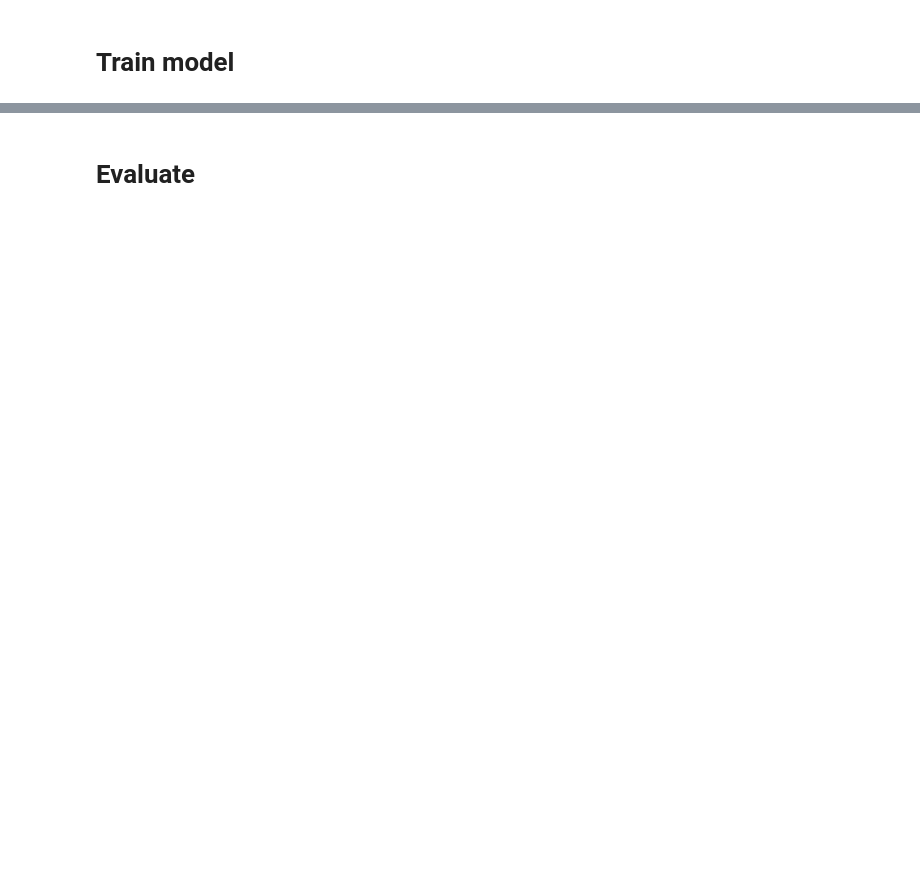
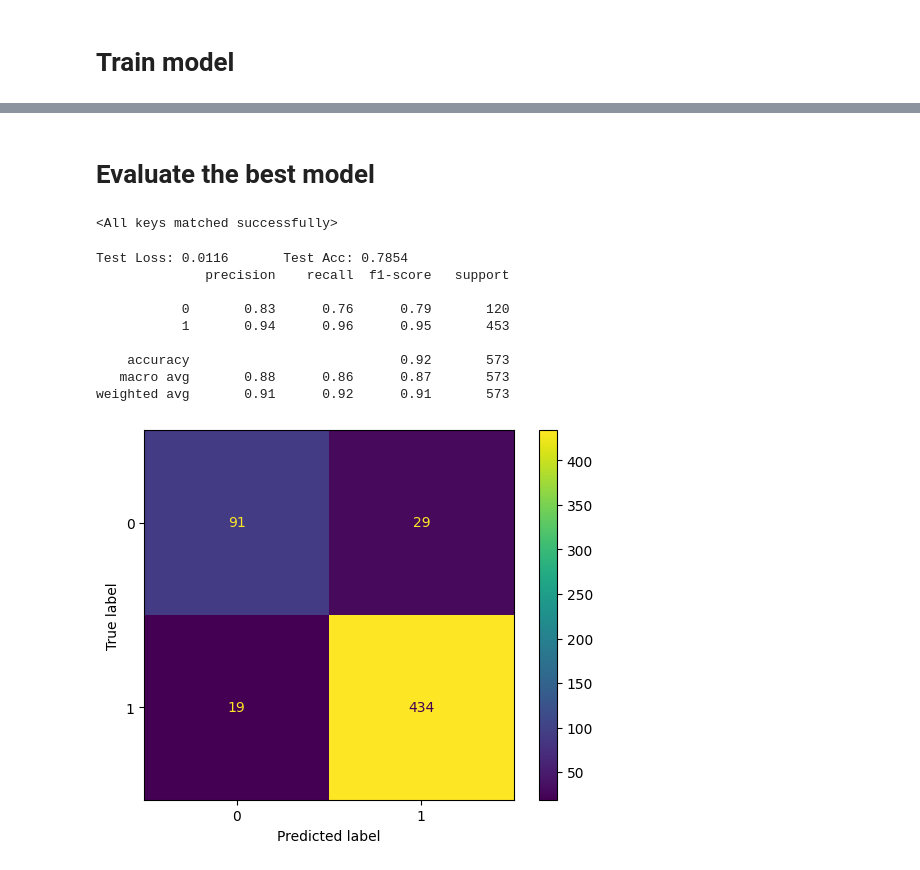
Before and after one commit to HuynhThanhQuan/thyroid, a Jupyter notebook: notebook/efnb0_NOH_2c_train.ipynb, the cells around one changed output, grey strips where cells are left out. Drawn from its saved outputs; the diff is of its cells as text; code cells hidden in the pictures; blank space fills up the shorter version.

```diff
--- a/notebook/efnb0_NOH_2c_train.ipynb
+++ b/notebook/efnb0_NOH_2c_train.ipynb
@@ -465,5 +527,22 @@ best_val_acc
 # %% [markdown]
-# Evaluate
+# Evaluate the best model
+# %%
+model.load_state_dict(torch.load(baseline_model_path, map_location=torch.device(device)))
+# %% [output]
+<All keys matched successfully>
+# %%
+evaluate_dataset(model, valoader);
+# %% [output]
+Test Loss: 0.0116       Test Acc: 0.7854
+              precision    recall  f1-score   support
+
+           0       0.83      0.76      0.79       120
+           1       0.94      0.96      0.95       453
+
+    accuracy                           0.92       573
+   macro avg       0.88      0.86      0.87       573
+weighted avg       0.91      0.92      0.91       573
+[figure, added]
 # %%
 p = evaluate_dataset(model, testloader)
 # %% [output]
```
Also changed, not shown: parts of 9 cells of this notebook, 2 other files.
